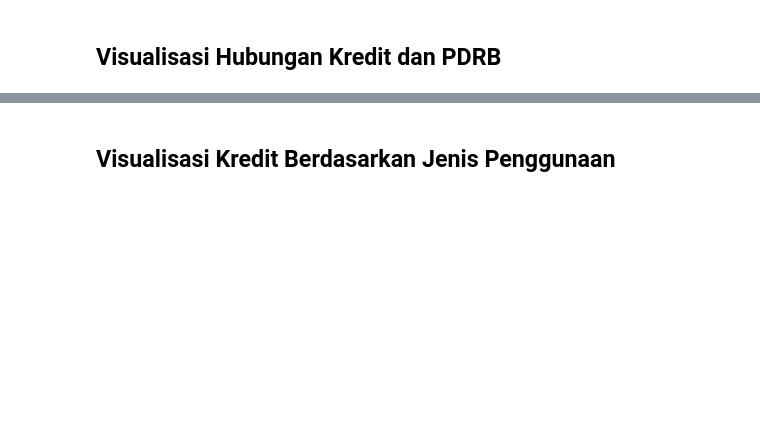
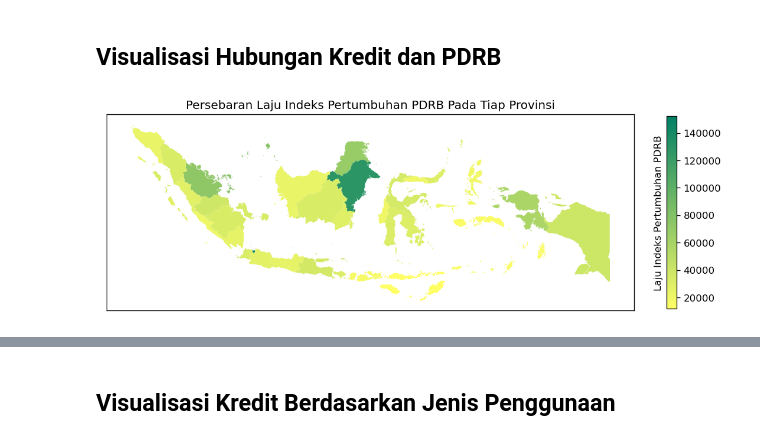
Before and after one commit to eddyref/Capstone_Project_TETRIS, a Jupyter notebook: Data Analysis.ipynb, the cells around one changed output, grey strips where cells are left out. Cells and saved outputs as stored; diff of their text form; code cells hidden in the pictures; blank space fills up the shorter version.

```diff
--- a/Data Analysis.ipynb
+++ b/Data Analysis.ipynb
@@ -57,5 +62,4 @@ for i in range(len(col_pdrb)):
 # %% [markdown]
 ## Impute Missing Value
 # %%
-pdrb.loc[33, 'tahun_2011'], pdrb.loc[33, 'tahun_2012'], pdrb.loc[33, 'tahun_2013'] = 0, 0, 0
-pdrb.loc[34, 'tahun_2015'] = pdrb.transpose()[34].loc[col_pdrb[2:]].mean()
+pdrb.loc[33, 'tahun_2011'], pdrb.loc[33, 'tahun_2012'] = 0, 0
@@ -95,21 +117,22 @@ plt.show()
 # %%
 plt.rcParams['figure.dpi'] = 120
 plt.rcParams['figure.figsize'] = 12, 6
 
 dg = gpd.read_file('https://github.com/Fery-K/Capstone_Project_TETRIS/raw/master/Provinsi%20Shapefiles/Batas%20Provinsi.shp')
 pdrb['provinsi'] = pdrb['provinsi'].str.upper()
 dg['Provinsi'] = dg['Provinsi'].replace(['KEPULAUAN BANGKA BELITUNG', 'DKI JAKARTA', 'DAERAH ISTIMEWA YOGYAKARTA'],
                                        ['BANGKA BELITUNG', 'D.K.I. JAKARTA', 'D.I. YOGYAKARTA'])
 
 dg_pdrb = pd.merge(dg, pdrb, left_on='Provinsi', right_on='provinsi')
 
-# # dg.plot(color='lightgreen', edgecolor='black')
-# dg_pdrb.plot(column='tahun_2011', cmap='summer_r', legend=True, legend_kwds={'shrink': 0.6})
-dg_pdrb['rerata'] = dg_pdrb.loc[:, 'tahun_2011':'tahun_2022'].mean(axis=1)
-dg_pdrb.plot(column='rerata', cmap='summer_r', legend=True, legend_kwds={'shrink': 0.6})
+# dg_pdrb.plot(column=kolom_tahun, cmap='summer_r', legend=True, legend_kwds={'shrink': 0.6})
+dg_pdrb['agg'] = dg_pdrb.loc[:, 2011:2022].mean(axis=1)
+dg_pdrb.plot(column='agg', cmap='summer_r', legend=True, legend_kwds={'shrink': 0.6})
 plt.title('Persebaran Laju Indeks Pertumbuhan PDRB Pada Tiap Provinsi')
 plt.xticks([])
 plt.yticks([])
 plt.ylabel('Laju Indeks Pertumbuhan PDRB', labelpad=-565)
 plt.show()
+# %% [output]
+[figure, added]
 # %%
```
Also changed, not shown: parts of 6 cells of this notebook.
